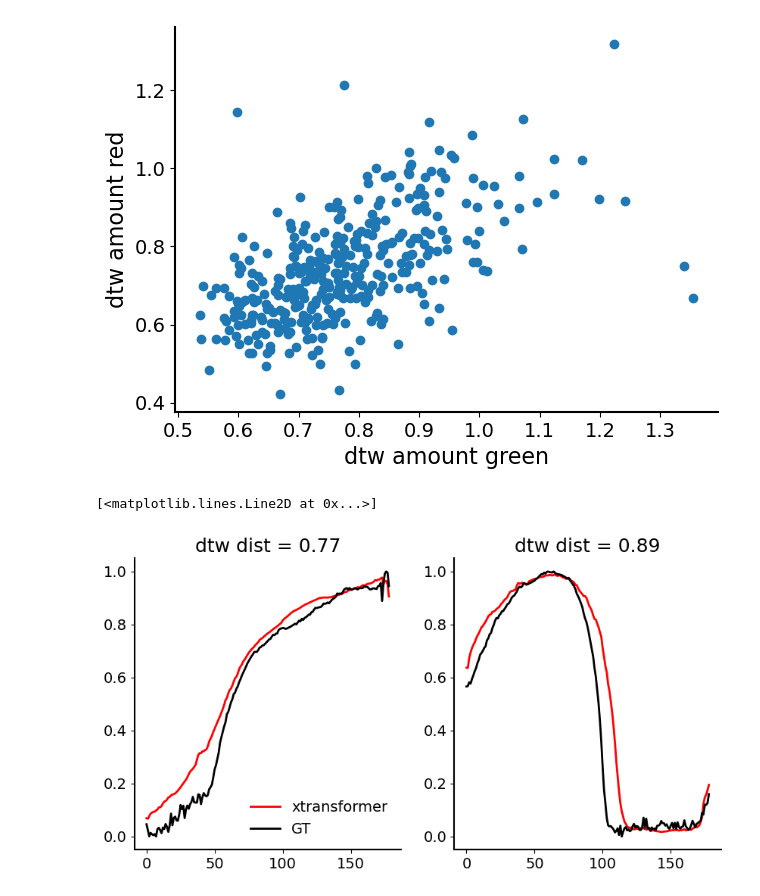
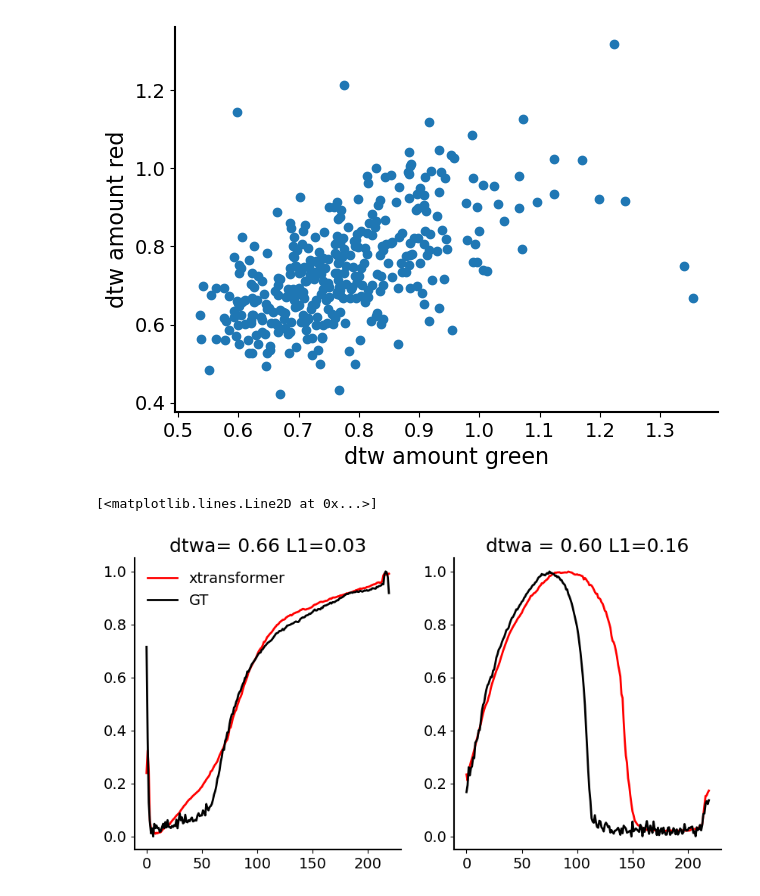
Before and after one commit to louisleger/cell-cycle, a Jupyter notebook: nb_result_analysis/dtw_distance.ipynb, the cells around one changed output. Cells and saved outputs as stored; diff of their text form; code cells hidden in the pictures.

```diff
--- a/nb_result_analysis/dtw_distance.ipynb
+++ b/nb_result_analysis/dtw_distance.ipynb
@@ -139,21 +145,23 @@ Text(0, 0.5, 'dtw amount red')
 # %%
+good_idx = 39
 idx = np.random.randint(0, n_tracks)
+idx = good_idx
 
 plt.figure(figsize=(10, 5))
 
 plt.subplot(1, 2, 1)
-plt.title(f"dtw dist = {dtwa2[idx, 0]:.2f}")
+plt.title(f"dtwa= {dtwa[idx, 0]:.2f} L1={l1_metric_gr[idx, 0]:.2f}")
 
 plt.plot(tracks[idx][:, 0], color="red", label=head)
 plt.plot(gt_tracks[idx][:, 0], color="black", label="GT")
 
 plt.legend()
 
 plt.subplot(1, 2, 2)
-plt.title(f"dtw dist = {dtwa2[idx, 1]:.2f}")
+plt.title(f"dtwa = {dtwa[idx, 1]:.2f} L1={l1_metric_gr[idx, 1]:.2f}")
 
 plt.plot(tracks[idx][:, 1], color="red", label=head)
 plt.plot(gt_tracks[idx][:, 1], color="black", label="GT")
 # %% [output]
 [<matplotlib.lines.Line2D at 0x...>]
-[figure, old version]
+[figure, new version]
```
Also changed, not shown: parts of 10 cells of this notebook, 3 other files.
